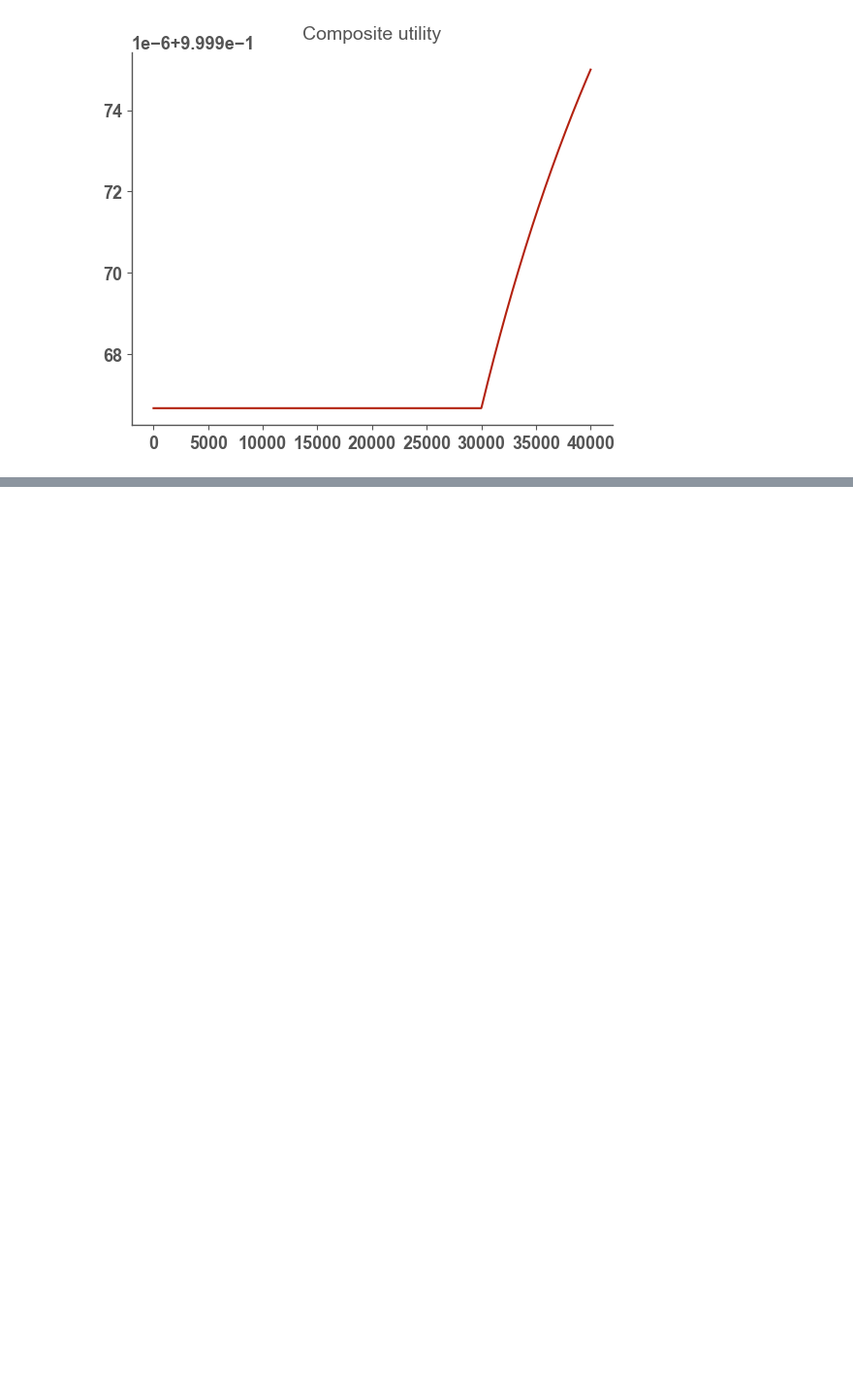
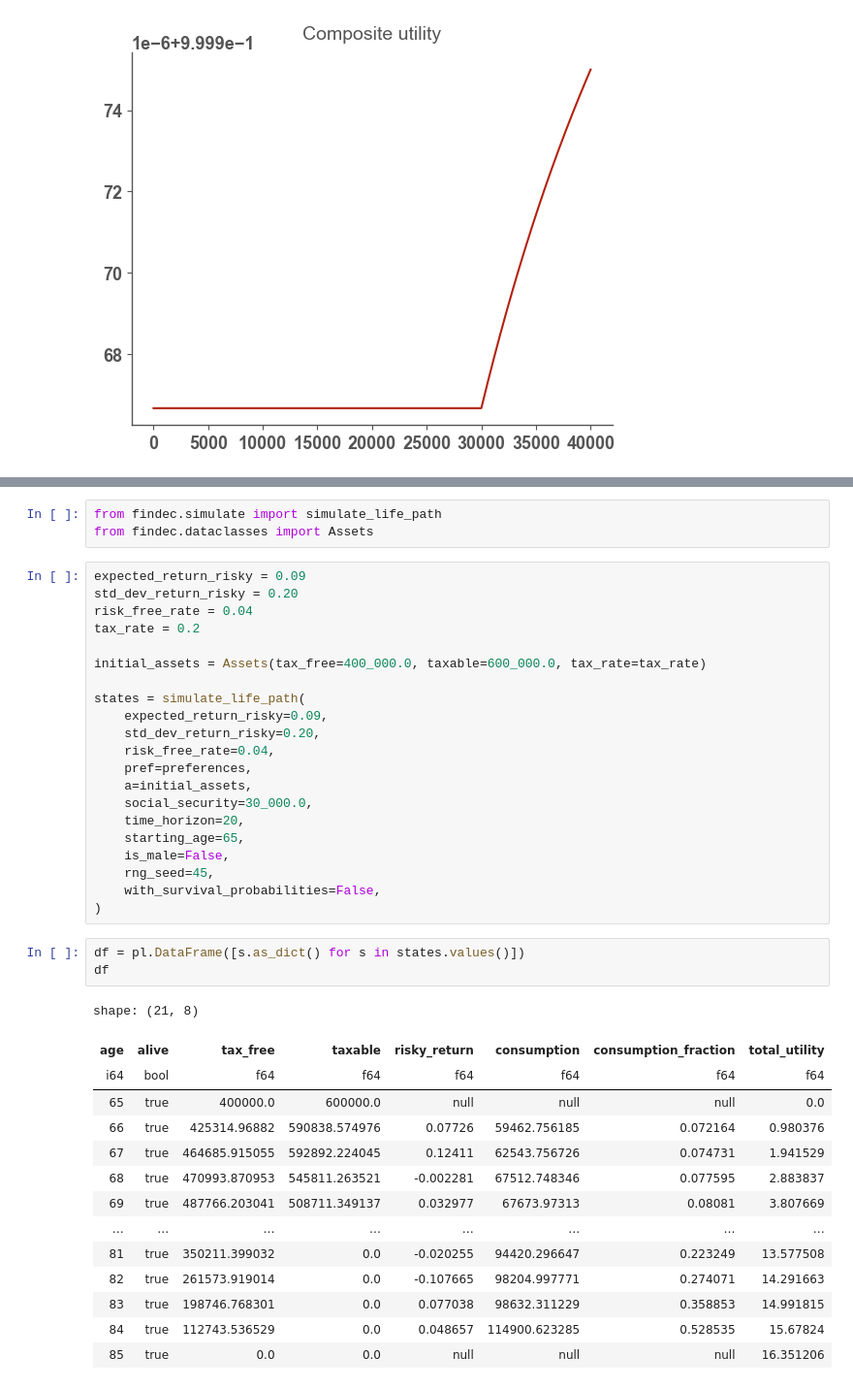
Before and after one commit to jaryaman/financial-decisions, a Jupyter notebook: notebooks/6-monte-carlo.ipynb, the cells around one changed output, grey strips where cells are left out. Shown at 97% size. Cells and saved outputs as stored; diff of their text form; blank space fills up the shorter version.

```diff
--- a/notebooks/6-monte-carlo.ipynb
+++ b/notebooks/6-monte-carlo.ipynb
@@ -135,0 +40,42 @@ def simulate_life_path(
+# %%
+from findec.simulate import simulate_life_path
+from findec.dataclasses import Assets
+# %%
+expected_return_risky = 0.09
+std_dev_return_risky = 0.20
+risk_free_rate = 0.04
+tax_rate = 0.2
+
+initial_assets = Assets(tax_free=400_000.0, taxable=600_000.0, tax_rate=tax_rate)
+
+states = simulate_life_path(
+    expected_return_risky=0.09,
+    std_dev_return_risky=0.20,
+    risk_free_rate=0.04,
+    pref=preferences,
+    a=initial_assets,
+    social_security=30_000.0,
+    time_horizon=20,
+    starting_age=65,
+    is_male=False,
+    rng_seed=45,
+    with_survival_probabilities=False,
+)
+# %%
+df = pl.DataFrame([s.as_dict() for s in states.values()])
+df
+# %% [output]
+shape: (21, 8)
+| age | alive | tax_free | taxable | risky_return | consumption | consumption_fraction | total_utility |
+| i64 | bool | f64 | f64 | f64 | f64 | f64 | f64 |
+| 65 | true | 400000.0 | 600000.0 | null | null | null | 0.0 |
+| 66 | true | 425314.96882 | 590838.574976 | 0.07726 | 59462.756185 | 0.072164 | 0.980376 |
+| 67 | true | 464685.915055 | 592892.224045 | 0.12411 | 62543.756726 | 0.074731 | 1.941529 |
+| 68 | true | 470993.870953 | 545811.263521 | -0.002281 | 67512.748346 | 0.077595 | 2.883837 |
+| 69 | true | 487766.203041 | 508711.349137 | 0.032977 | 67673.97313 | 0.08081 | 3.807669 |
+| … | … | … | … | … | … | … | … |
+| 81 | true | 350211.399032 | 0.0 | -0.020255 | 94420.296647 | 0.223249 | 13.577508 |
+| 82 | true | 261573.919014 | 0.0 | -0.107665 | 98204.997771 | 0.274071 | 14.291663 |
+| 83 | true | 198746.768301 | 0.0 | 0.077038 | 98632.311229 | 0.358853 | 14.991815 |
+| 84 | true | 112743.536529 | 0.0 | 0.048657 | 114900.623285 | 0.528535 | 15.67824 |
+| 85 | true | 0.0 | 0.0 | null | null | null | 16.351206 |
```
Also changed, not shown: parts of 11 cells of this notebook, 5 other files.
